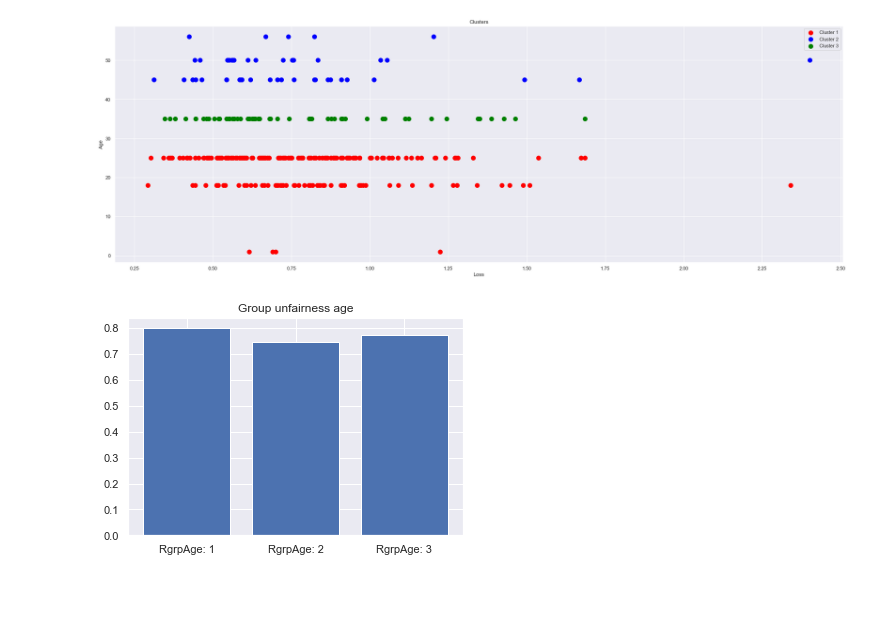
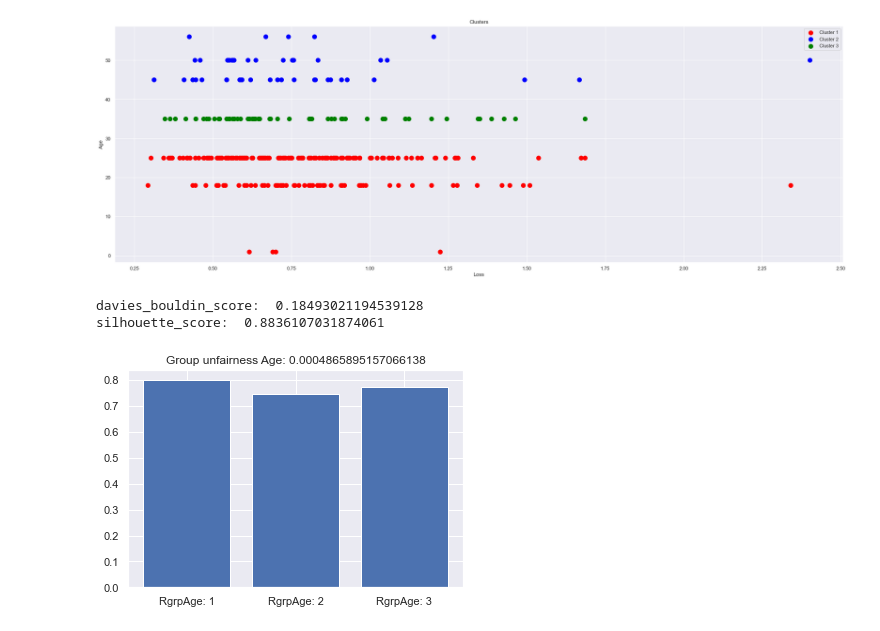
Before and after one commit to ravarmes/recsys-cluster-loss, a Jupyter notebook: src/TestCluster_MovieLens_1M_Age.ipynb, the cells around one changed output. Saved outputs shown, nothing was run; the diff lists cells and outputs as text; code cells hidden in the pictures; blank space fills up the shorter version.

```diff
--- a/src/TestCluster_MovieLens_1M_Age.ipynb
+++ b/src/TestCluster_MovieLens_1M_Age.ipynb
@@ -285,6 +285,16 @@ plt.legend()
 plt.show()
 # %% [output]
 [figure]
+# %%
+# clustering performance evaluation
+from sklearn.metrics import davies_bouldin_score
+print('davies_bouldin_score: ', davies_bouldin_score(df_scaled, kmeans.labels_))
+
+from sklearn.metrics import silhouette_score
+print('silhouette_score: ', silhouette_score(df_scaled, kmeans.labels_, metric='euclidean'))
+# %% [output]
+davies_bouldin_score:  0.18493021194539128
+silhouette_score:  0.8836107031874061
 # %%
 # G group: identifying the groups (Age: age of users)
 # The configuration of groups was based in the hierarchical clustering (tree clustering - dendrogram)
@@ -293,10 +303,11 @@ G = {1: [48, 53, 149, 173, 195, 202, 302, 308, 331, 352, 424, 438, 482, 509, 524
 
 glv = GroupLossVariance(X, omega, G, 1) #axis = 1 (0 rows e 1 columns)
 losses_RgrpAge = glv.get_losses(X_est)
+RgrpAge = glv.evaluate(X_est)
 
 RgrpAge_groups = ['RgrpAge: 1', 'RgrpAge: 2', 'RgrpAge: 3']
 plt.bar(RgrpAge_groups, losses_RgrpAge)
-plt.title('Group unfairness age')
+plt.title('Group unfairness Age: ' + str(RgrpAge))
 plt.show()
 # %% [output]
-[figure, old version]
+[figure, new version]
```
Also changed, not shown: 26 other files.
